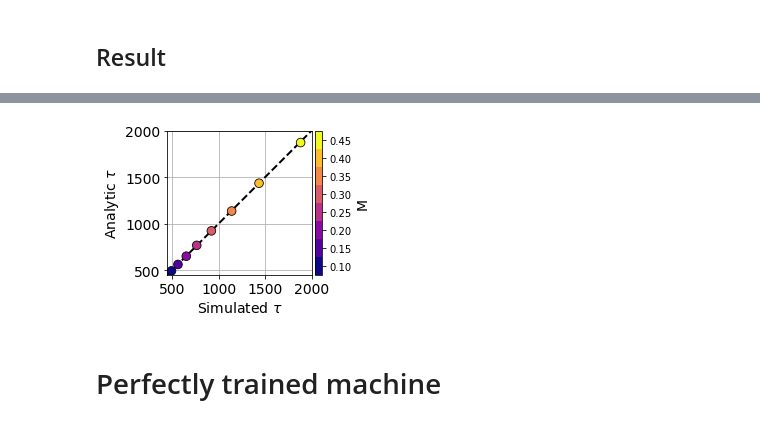
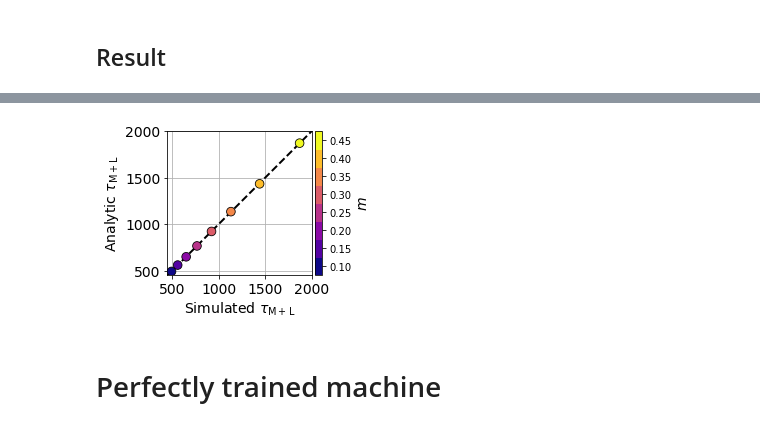
Before and after one commit to Laplaxe/MonteCarloGA_CW, a Jupyter notebook: Code/first_passages.ipynb, the cells around one changed output, grey strips where cells are left out. Cells and saved outputs as stored; diff of their text form; code cells hidden in the pictures.

Commit message:
Fixed some small mistakes plots labels

```diff
--- a/Code/first_passages.ipynb
+++ b/Code/first_passages.ipynb
@@ -461,37 +500,37 @@ fig, ax = plt.subplots(figsize=(4, 4))
 # Plot
 ax.plot([results[:,1].min()-50, 2000+50], [results[:,1].min()-50, 2000+50],
          'r--', label='Bisettrice', color="black", lw=2)
 ax.grid(True)
 ax.set_aspect('equal', adjustable='box')
 
 sc = ax.scatter(results[:,1], results[:,2], c=results[:,0],
                 cmap='plasma', edgecolor='black', zorder=3, lw=0.8, s=75)
 
 # Colorbar with adjusted size
 divider = make_axes_locatable(ax)
 cax = divider.append_axes("right", size="5%", pad=0.05)  # size=5% of the main plot
 # Discretize the colorbar
 bounds = np.linspace(results[:, 0].min() - 0.025, results[:, 0].max() + 0.025, 9)  # Adjust bounds to center ticks
 norm = mpl.colors.BoundaryNorm(bounds, ncolors=256, extend='both')  # Create a norm for the bounds
 cb = plt.colorbar(sc, cax=cax, boundaries=bounds, norm=norm)  # Apply the norm and bounds to the colorbar
-cb.set_label('M', fontsize=14)
+cb.set_label('$m$', fontsize=14)
 cb.set_ticks(results[:, 0].astype(float))
 cb.ax.yaxis.set_major_formatter(plt.FuncFormatter(lambda x, _: f'{x:.2f}'))
 
 # Labels and legend
 #ax.set_title(fr'$\beta={beta_target}, \, N={N}$', fontsize=14)
-ax.set_ylabel(r'Analytic $\tau$', fontsize=14)
-ax.set_xlabel(r'Simulated $\tau$', fontsize=14)
+ax.set_ylabel(r'Analytic $\tau_\mathrm{M+L}$', fontsize=14)
+ax.set_xlabel(r'Simulated $\tau_\mathrm{M+L}$', fontsize=14)
 ax.tick_params(labelsize=14)
 ax.set_xticks([500, 1000, 1500, 2000])
 ax.set_yticks([500, 1000, 1500, 2000])
 ax.set_xlim(450, 2000)
 ax.set_ylim(450, 2000)
 #ax.legend(fontsize=16)
 plt.savefig(f"../Plots/FPS_MADE_N{N}_beta{beta_target}.pdf", bbox_inches='tight')
 plt.tight_layout()
 # %% [output]
-[figure, old version]
+[figure, new version]
 # %% [markdown]
 # Perfectly trained machine
 # %%
```
Also changed, not shown: parts of 6 cells of this notebook, 2 other files.
